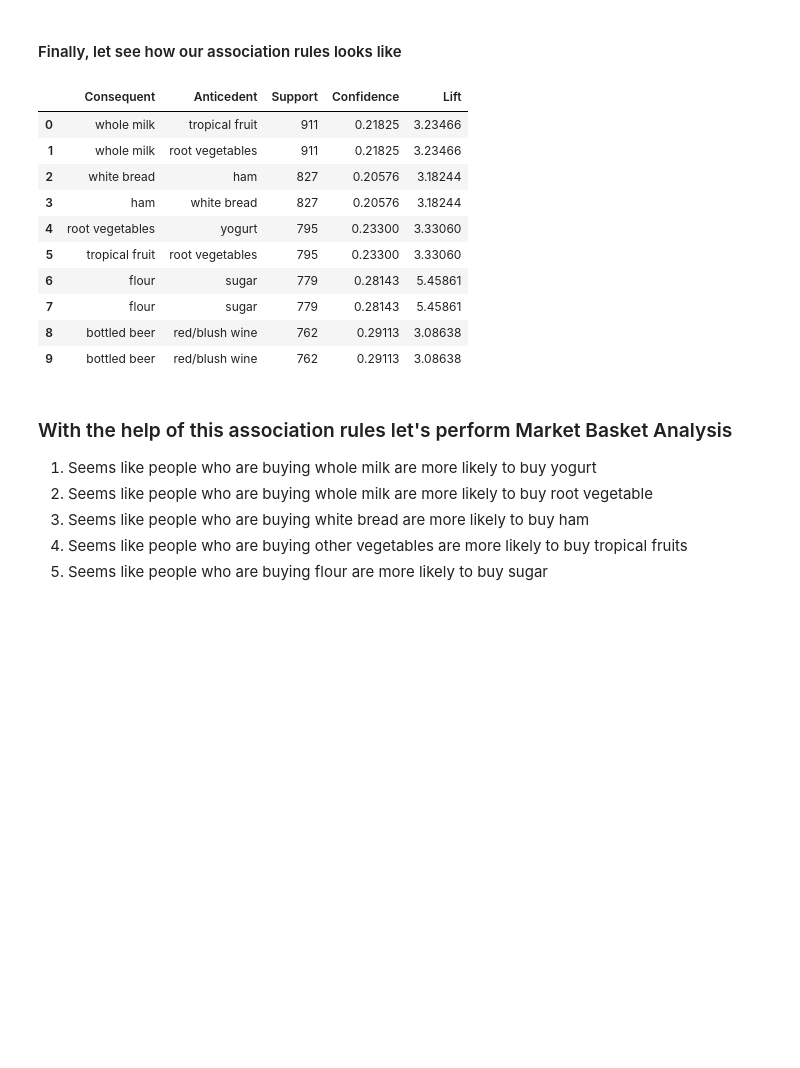
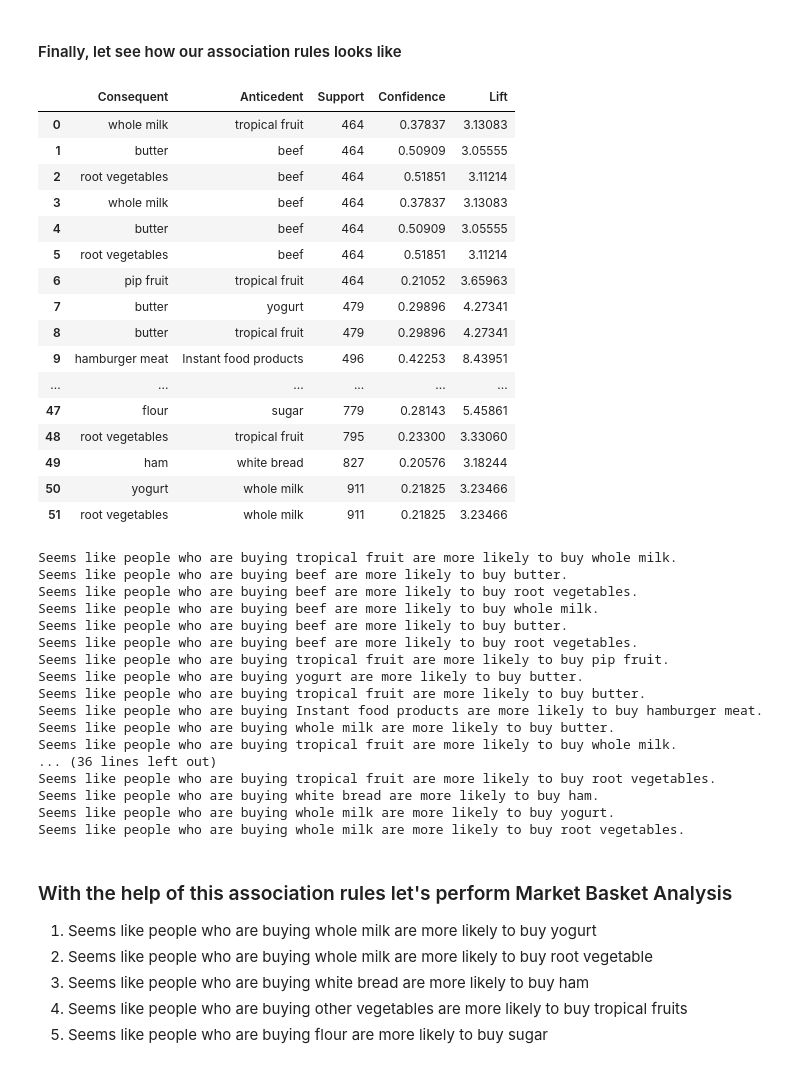
Before and after one commit to Tirth-1999/Market-Basket-Analysis, a Jupyter notebook: Market Basket Analysis Using Python.ipynb, the cells around one changed output. Drawn from its saved outputs; the diff is of its cells as text; code cells hidden in the pictures; blank space fills up the shorter version.

```diff
--- a/Market Basket Analysis Using Python.ipynb
+++ b/Market Basket Analysis Using Python.ipynb
@@ -164,19 +233,46 @@ for item in association_results:
 # %% [markdown]
 #### Finally, let see how our association rules looks like
 # %%
-display(final_result.sort_values("Support",ascending=False,ignore_index=True).head(10))
+final_result = final_result.sort_values("Support",ascending=False,ignore_index=True)
+final_result = final_result[(final_result["Consequent"] != 'nan') & (final_result["Anticedent"] != 'nan')].sort_values("Support",ignore_index=True)
+display(final_result)
+for i in range(final_result.shape[0]):
+    print(f"Seems like people who are buying {final_result.Anticedent[i:i+1].values[0]} are more likely to buy {final_result.Consequent[i:i+1].values[0]}.")
 # %% [output]
 |  | Consequent | Anticedent | Support | Confidence | Lift |
-| 0 | whole milk | tropical fruit | 911 | 0.21825 | 3.23466 |
-| 1 | whole milk | root vegetables | 911 | 0.21825 | 3.23466 |
-| 2 | white bread | ham | 827 | 0.20576 | 3.18244 |
-| 3 | ham | white bread | 827 | 0.20576 | 3.18244 |
-| 4 | root vegetables | yogurt | 795 | 0.23300 | 3.33060 |
-| 5 | tropical fruit | root vegetables | 795 | 0.23300 | 3.33060 |
-| 6 | flour | sugar | 779 | 0.28143 | 5.45861 |
-| 7 | flour | sugar | 779 | 0.28143 | 5.45861 |
-| 8 | bottled beer | red/blush wine | 762 | 0.29113 | 3.08638 |
-| 9 | bottled beer | red/blush wine | 762 | 0.29113 | 3.08638 |
+| 0 | whole milk | tropical fruit | 464 | 0.37837 | 3.13083 |
+| 1 | butter | beef | 464 | 0.50909 | 3.05555 |
+| 2 | root vegetables | beef | 464 | 0.51851 | 3.11214 |
+| 3 | whole milk | beef | 464 | 0.37837 | 3.13083 |
+| 4 | butter | beef | 464 | 0.50909 | 3.05555 |
+| 5 | root vegetables | beef | 464 | 0.51851 | 3.11214 |
+| 6 | pip fruit | tropical fruit | 464 | 0.21052 | 3.65963 |
+| 7 | butter | yogurt | 479 | 0.29896 | 4.27341 |
+| 8 | butter | tropical fruit | 479 | 0.29896 | 4.27341 |
+| 9 | hamburger meat | Instant food products | 496 | 0.42253 | 8.43951 |
+| ... | ... | ... | ... | ... | ... |
+| 47 | flour | sugar | 779 | 0.28143 | 5.45861 |
+| 48 | root vegetables | tropical fruit | 795 | 0.23300 | 3.33060 |
+| 49 | ham | white bread | 827 | 0.20576 | 3.18244 |
+| 50 | yogurt | whole milk | 911 | 0.21825 | 3.23466 |
+| 51 | root vegetables | whole milk | 911 | 0.21825 | 3.23466 |
+Seems like people who are buying tropical fruit are more likely to buy whole milk.
+Seems like people who are buying beef are more likely to buy butter.
+Seems like people who are buying beef are more likely to buy root vegetables.
+Seems like people who are buying beef are more likely to buy whole milk.
+Seems like people who are buying beef are more likely to buy butter.
+Seems like people who are buying beef are more likely to buy root vegetables.
+Seems like people who are buying tropical fruit are more likely to buy pip fruit.
+Seems like people who are buying yogurt are more likely to buy butter.
+Seems like people who are buying tropical fruit are more likely to buy butter.
+Seems like people who are buying Instant food products are more likely to buy hamburger meat.
+Seems like people who are buying whole milk are more likely to buy butter.
+Seems like people who are buying tropical fruit are more likely to buy whole milk.
+... (36 lines left out)
+Seems like people who are buying tropical fruit are more likely to buy root vegetables.
+Seems like people who are buying white bread are more likely to buy ham.
+Seems like people who are buying whole milk are more likely to buy yogurt.
+Seems like people who are buying whole milk are more likely to buy root vegetables.
 # %% [markdown]
 ### With the help of this association rules let's perform Market Basket Analysis
 1. Seems like people who are buying whole milk are more likely to buy yogurt
```
Also changed, not shown: parts of 8 cells of this notebook, 2 other files.
